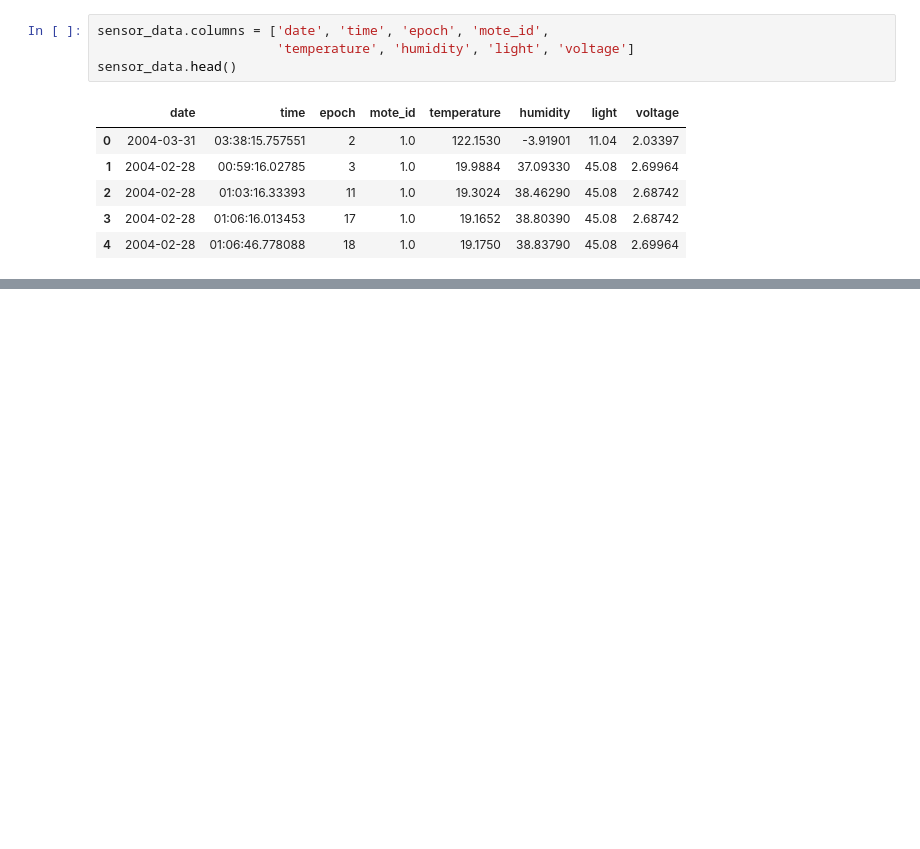
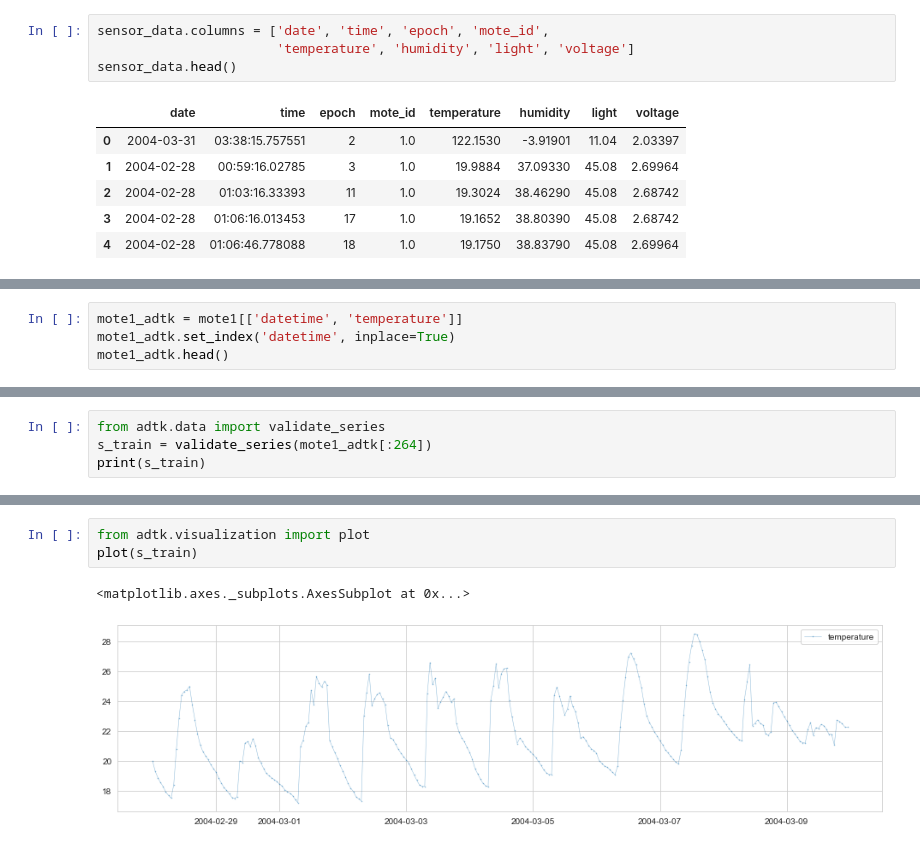
Before and after one commit to swaption2009/capstone, a Jupyter notebook: DEND Capstone Project - Workbook2.ipynb, the cells around one changed output, grey strips where cells are left out. Saved outputs shown, nothing was run; the diff lists cells and outputs as text; blank space fills up the shorter version.

Commit message:
detect anomaly with adtk

```diff
--- a/DEND Capstone Project - Workbook2.ipynb
+++ b/DEND Capstone Project - Workbook2.ipynb
@@ -326,0 +125,4 @@ agg_sensor_signals.head()
+# %%
+mote1_adtk = mote1[['datetime', 'temperature']]
+mote1_adtk.set_index('datetime', inplace=True)
+mote1_adtk.head()
@@ -326,0 +137,4 @@ agg_sensor_signals.head()
+# %%
+from adtk.data import validate_series
+s_train = validate_series(mote1_adtk[:264])
+print(s_train)
@@ -326,0 +157,6 @@ agg_sensor_signals.head()
+# %%
+from adtk.visualization import plot
+plot(s_train)
+# %% [output]
+<matplotlib.axes._subplots.AxesSubplot at 0x...>
+[figure, added]
```
Also changed, not shown: parts of 46 cells of this notebook.
